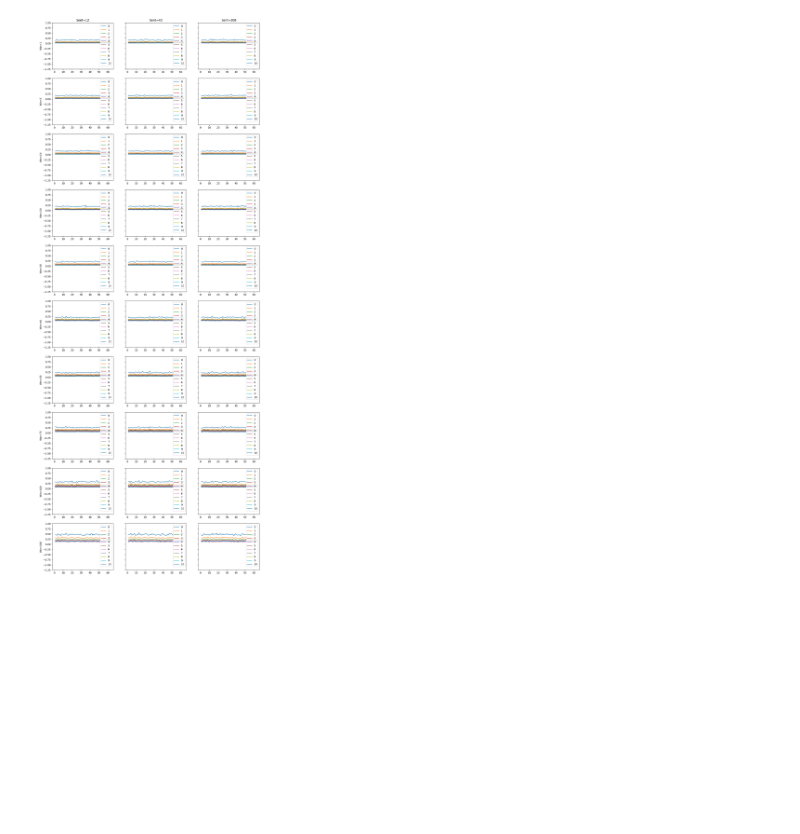
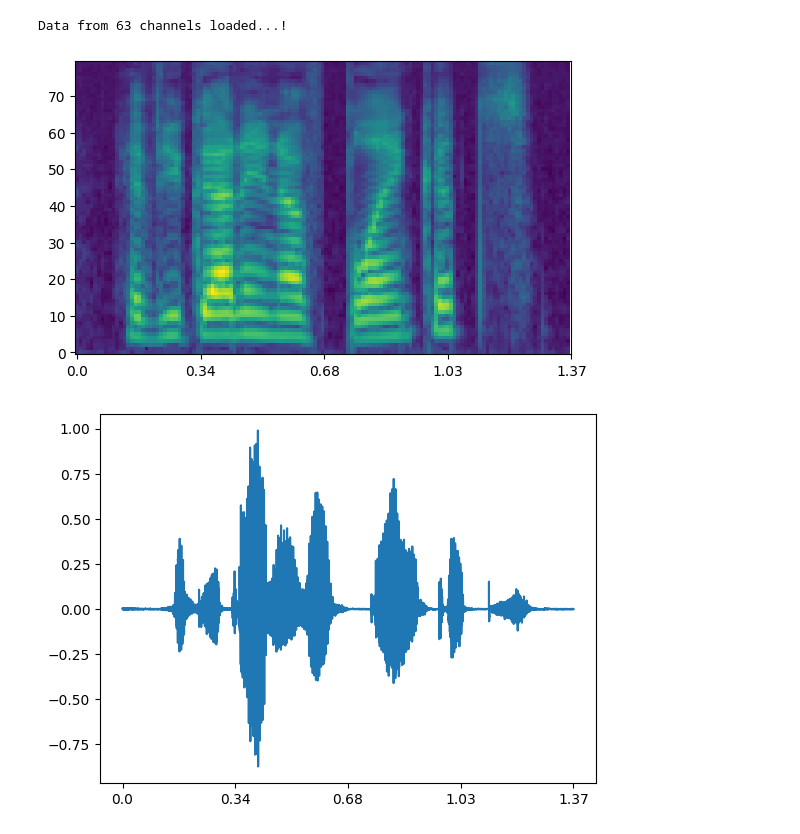
Before and after one commit to bilalhsp/Auditory_Cortex, a Jupyter notebook: plots.ipynb, the cells around one changed output. Cells and saved outputs as stored; diff of their text form; code cells hidden in the pictures; blank space fills up the shorter version.

```diff
--- a/plots.ipynb
+++ b/plots.ipynb
@@ -34,28 +1,47 @@ plt.show()
-# %%
-fig, ax = plt.subplots(len(wins), 3,sharey=True,figsize=(15,40))
-
-for i, w in enumerate(wins):
-    # plt.figure()
-    for j, sent in enumerate([12,43,308]):
-        for shift in range(0,11):
-            d = pd.read_csv("/home/amy/Documents/Research/Makin/outputs/corr/linreg_cs_win_" + str(w)+ "_"+ str(sent) +"_" + str(shift)+ ".csv", header=None)
-            d.columns = ["channels", "reg_r2", "pearson_r2"]
-
-            avg_r2 = d['reg_r2'].to_list()
-            pearson_r2 = d['pearson_r2'].to_list()
-            channels = d['channels'].to_list()
-            # plt.figure()
-            ax[i,j].plot(channels, avg_r2, label=str(shift))
-            ax[0, j].set_title(f"Sent={sent}")
-            ax[i,0].set_ylabel(f"Win={w}")
-            # plt.title(f"Win={w}, sent={sent}")
-            # ax[i,j].set_ylabel(f"Shift={shift}")
-            plt.ylim(-1.25, 1)
-            ax[i,j].legend()
-        # plt.xlabel("channels")
-
-    # plt.title(f"Win = {w}" , fontsize=16)plt.legend()
-        # plt.savefig("/home/amy/Documents/Research/Makin/outputs/correlation/linreg_cs_win_" + str(w)+ ".png")
-plt.show()
-# %% [output]
-[figure, removed]
+# %%
+import numpy as np
+from Dataset import Neural_Data
+
+neural_data = Neural_Data("/home/amy/Documents/Research/Makin/data/josh_data/TIMIT_wav_rescaled","191121")
+# %% [output]
+Data from 63 channels loaded...!
+# %%
+neural_data.spectrogram()
+# %% [output]
+[figure, added]
+# %%
+
+import matplotlib.pyplot as plt
+
+
+sent_ID = 12
+sent = sent_ID - 1
+sentdet = neural_data.sentdet
+
+bef = sentdet[sent].befaft[0]
+aft = sentdet[sent].befaft[0]
+pw = sentdet[sent].sound
+fs =  sentdet[sent].soundf
+
+# print()
+
+pwDur = sentdet[sent].duration
+
+spectroDur = sentdet[sent].aud.shape[1]
+spectrogramPrecision = pwDur/spectroDur
+befSpectro = round(bef/spectrogramPrecision)
+aftSpectro = round(aft/spectrogramPrecision)
+
+spectroTimeVec = np.linspace(0,pwDur-(bef+aft),5)
+spectroTimeVec.round(decimals=2)
+ticks = np.linspace(0, spectroDur-(befSpectro+aftSpectro), 5)
+
+pwTimeVec = np.linspace(0,pwDur-(bef+aft), 5)
+
+plt.plot(pw[int(bef*fs) : int(-aft*fs)])
+plt.xticks(ticks=np.linspace(0, (pwDur-(bef+aft))*fs, 5),labels=spectroTimeVec.round(decimals=2) )
+plt.show()
+# np.arange(0, spectroDur-(befSpectro+aftSpectro), 1)
+# print(pwDur, spectroDur, befSpectro, aftSpectro)
+# %% [output]
+[figure, added]
```
Also changed, not shown: parts of 1 cell of this notebook, 2 other files.
